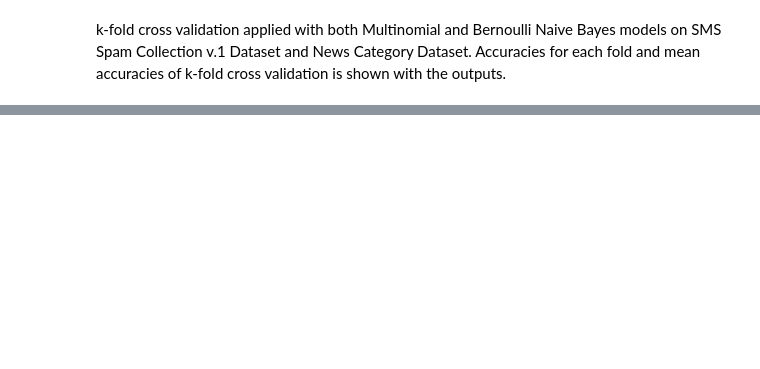
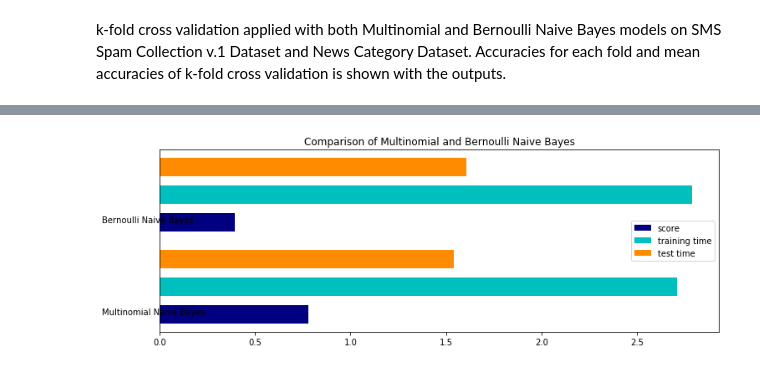
Before and after one commit to skaraoglu/BernoulliNB-MultinomialNB, a Jupyter notebook: NaiveBayes.ipynb, the cells around one changed output, grey strips where cells are left out. Drawn from its saved outputs; the diff is of its cells as text; code cells hidden in the pictures; blank space fills up the shorter version.

```diff
--- a/NaiveBayes.ipynb
+++ b/NaiveBayes.ipynb
@@ -452,14 +424,4 @@ plt.show()
 # %% [markdown]
 Each unique category name is numbered and then used as a target. Each text that represent features vectorized by CountVectorizer function by sklearn. Then the data is split to train and test data by employing the train_test_split function by sklearn.
-# %%
-mapper = {}
-for i,cat in enumerate(data20v2["category"].unique()):
-        mapper[cat] = i
-
-data20v2["category_target"] = data20v2["category"].map(mapper)
-vect = CountVectorizer(stop_words = 'english')
-X_train_matrix = vect.fit_transform(data20v2["headline"])
-y = data20v2["category_target"]
-X_train, X_test, y_train, y_test = train_test_split(X_train_matrix, y, test_size=0.3)
 # %% [markdown]
 Training times, test times and test accuracy for Multinomial NB and BernoulliNB on News Category Dataset
@@ -562,0 +460,14 @@ Mean Accuracy of k-fold cross validation: 0.363347
+# %%
+data = fetch_20newsgroups()
+#data.target_names
+categories = data.target_names
+train = fetch_20newsgroups(subset='train', categories=categories)
+test = fetch_20newsgroups(subset='test', categories=categories)
+#print(train.data[5])
+
+modelm = make_pipeline(TfidfVectorizer(), MultinomialNB(alpha=1.0))
+modelb = make_pipeline(TfidfVectorizer(), BernoulliNB(alpha=1.0, binarize=1.0))
+modelm.fit(train.data, train.target)
+modelb.fit(train.data, train.target)
+labelsm = modelm.predict(test.data)
+labelsb = modelb.predict(test.data)
@@ -562,0 +540,20 @@ Mean Accuracy of k-fold cross validation: 0.363347
+# %%
+indices = np.arange(2)
+clf_names = ["Multinomial Naive Bayes", "Bernoulli Naive Bayes"]
+train_time = [t_train_m, t_train_b]
+test_time = [t_test_m, t_test_b]
+score = [scorem, scoreb]
+
+plt.figure(figsize=(12, 4))
+plt.title("Comparison of Multinomial and Bernoulli Naive Bayes")
+plt.barh(indices, score, 0.2, label="score", color="navy")
+plt.barh(indices + 0.3, train_time, 0.2, label="training time", color="c")
+plt.barh(indices + 0.6, test_time, 0.2, label="test time", color="darkorange")
+plt.yticks(())
+plt.legend(loc="best")
+for i, c in zip(indices, clf_names):
+    plt.text(-0.3, i, c)
+
+plt.show()
+# %% [output]
+[figure, added]
```
Also changed, not shown: parts of 36 cells of this notebook.
